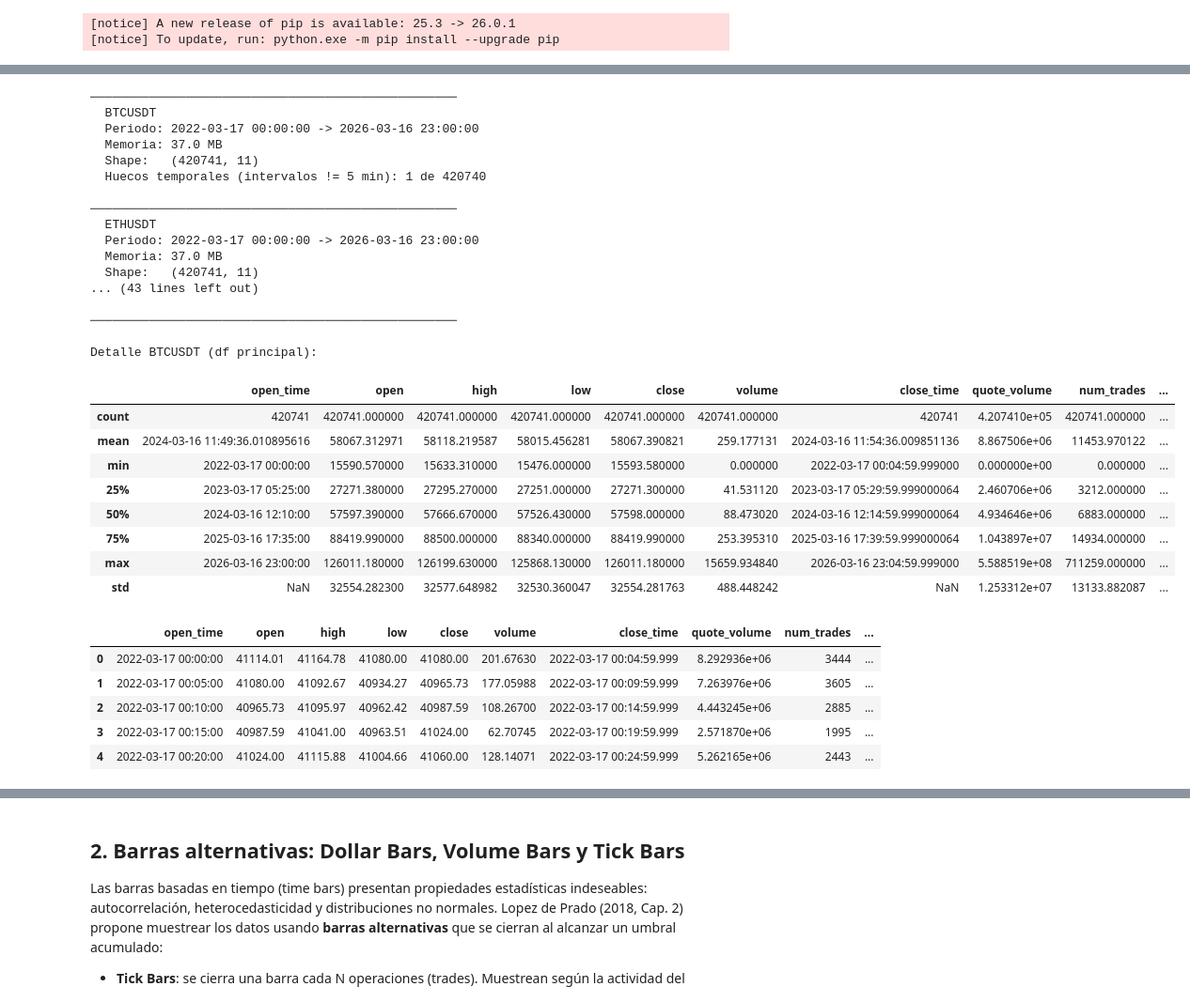
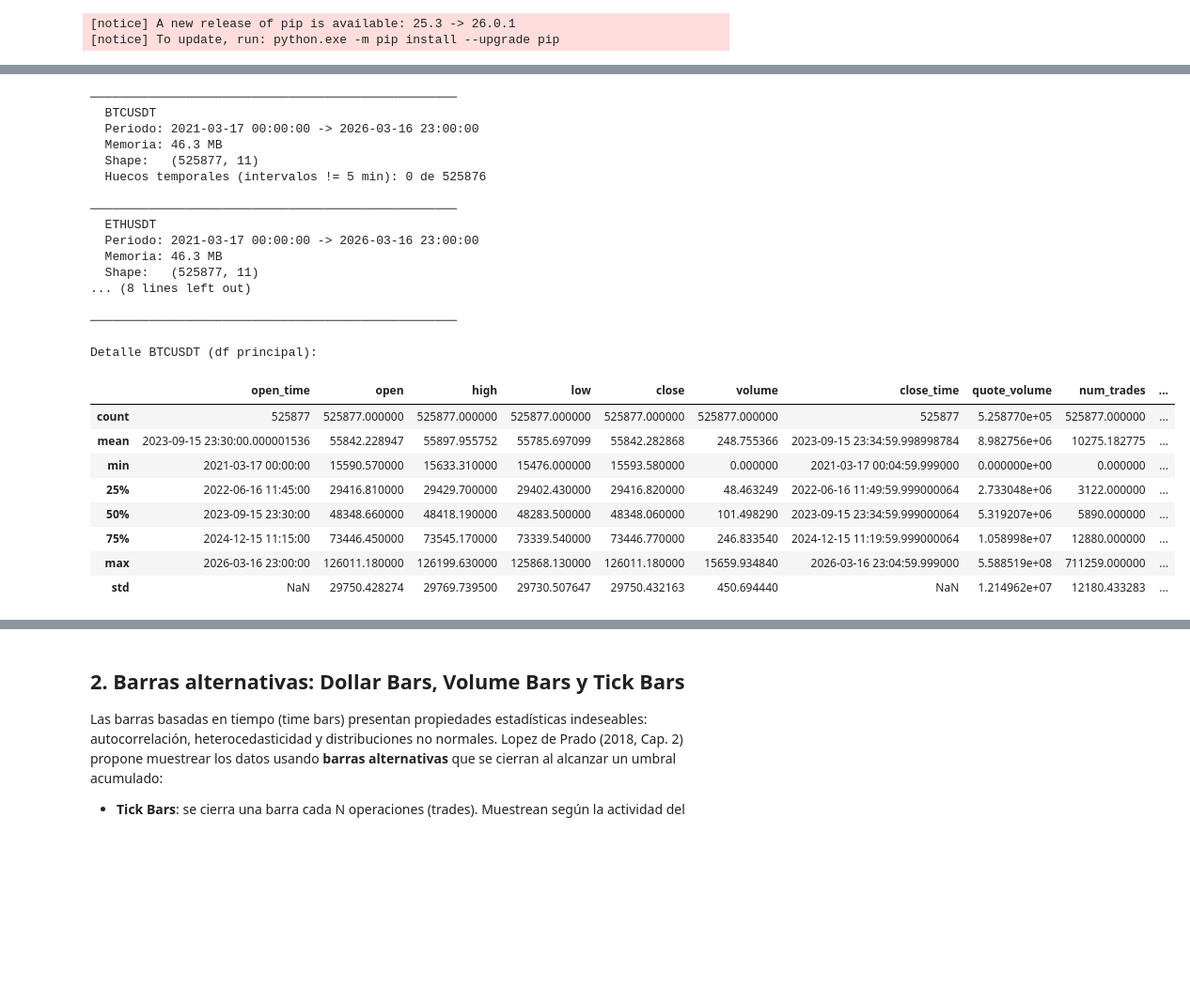
Before and after one commit to joseppsr/Preprocesado_de_datos_financieros_para_ML, a Jupyter notebook: Tarea_preprocesado_datos.ipynb, the cells around one changed output, grey strips where cells are left out. Shown at 94% size. Drawn from its saved outputs; the diff is of its cells as text; code cells hidden in the pictures; blank space fills up the shorter version.

```diff
--- a/Tarea_preprocesado_datos.ipynb
+++ b/Tarea_preprocesado_datos.ipynb
@@ -44,17 +41,12 @@ SYMBOLS = [
     "BTCUSDT",   # Bitcoin
     "ETHUSDT",   # Ethereum
     "DOGEUSDT",  # Dogecoin
-    "SOLUSDT",   # Solana
-    "ADAUSDT",   # Cardano
-    "XRPUSDT",   # Ripple
-    "BNBUSDT",   # Binance Coin
-    "AVAXUSDT",  # Avalanche
 ]
 
 INTERVAL = "5m"
 BASE_URL = "https://api.binance.com/api/v3/klines"
 
-START_DATE = datetime.datetime(2022, 3, 17)
+START_DATE = datetime.datetime(2021, 3, 17)
 END_DATE = datetime.datetime(2026, 3, 17)
 START_MS = int(START_DATE.timestamp() * 1000)
 END_MS = int(END_DATE.timestamp() * 1000)
@@ -144,7 +131,7 @@ numeric_cols = ["open", "high", "low", "close", "volume",
 dfs = {}  # diccionario {symbol: DataFrame}
 
 for symbol in SYMBOLS:
-    csv_path = DATA_DIR / f"{symbol}_{INTERVAL}_4y.csv"
+    csv_path = DATA_DIR / f"{symbol}_{INTERVAL}_5y.csv"
 
     if csv_path.exists():
         print(f"[{symbol}] Cargando desde cache: {csv_path}")
@@ -221,0 +183,29 @@ Resumen de descarga:
+# %%
+# --- Forward-fill de huecos temporales (16 velas ausentes por mantenimiento de Binance) ---
+for sym in dfs:
+    d = dfs[sym].set_index("open_time")
+    full_idx = pd.date_range(d.index.min(), d.index.max(), freq="5min", name="open_time")
+    d = d.reindex(full_idx)
+
+    # Precios: forward-fill (último precio conocido)
+    price_cols = ["open", "high", "low", "close"]
+    d[price_cols] = d[price_cols].ffill()
+
+    # close_time: recalcular como open_time + 5min - 1ms
+    d["close_time"] = d.index + pd.Timedelta(minutes=5) - pd.Timedelta(milliseconds=1)
+
+    # Volumen y trades: 0 en velas sintéticas (no hubo actividad)
+    vol_cols = ["volume", "quote_volume", "taker_buy_base_vol", "taker_buy_quote_vol"]
+    d[vol_cols] = d[vol_cols].fillna(0.0)
+    d["num_trades"] = d["num_trades"].fillna(0).astype(int)
+
+    d = d.reset_index()
+    dfs[sym] = d
+
+df = dfs["BTCUSDT"]
+
+print(f"Forward-fill completado. Verificación de huecos restantes:")
+for sym, d in dfs.items():
+    gaps = d["open_time"].diff().dt.total_seconds().dropna()
+    n_gaps = (gaps != 300).sum()
+    print(f"  {sym:10s} -> {d.shape[0]:>10,} filas | huecos: {n_gaps}")
@@ -222,51 +217,43 @@ Resumen de descarga:
 # %%
 # --- Verificación y exploración ---
 for sym, d in dfs.items():
     print(f"\n{'─'*50}")
     print(f"  {sym}")
     print(f"  Periodo: {d['open_time'].min()} -> {d['open_time'].max()}")
     print(f"  Memoria: {d.memory_usage(deep=True).sum() / 1e6:.1f} MB")
     print(f"  Shape:   {d.shape}")
 
     deltas = d["open_time"].diff().dt.total_seconds().dropna()
     gaps = deltas[deltas != 300]
     print(f"  Huecos temporales (intervalos != 5 min): {len(gaps)} de {len(deltas)}")
 
 print(f"\n{'─'*50}")
 print("\nDetalle BTCUSDT (df principal):")
 display(df.describe())
-print()
-display(df.head())
 # %% [output]
 ──────────────────────────────────────────────────
   BTCUSDT
-  Periodo: 2022-03-17 00:00:00 -> 2026-03-16 23:00:00
-  Memoria: 37.0 MB
-  Shape:   (420741, 11)
-  Huecos temporales (intervalos != 5 min): 1 de 420740
+  Periodo: 2021-03-17 00:00:00 -> 2026-03-16 23:00:00
+  Memoria: 46.3 MB
+  Shape:   (525877, 11)
+  Huecos temporales (intervalos != 5 min): 0 de 525876
 
 ──────────────────────────────────────────────────
   ETHUSDT
-  Periodo: 2022-03-17 00:00:00 -> 2026-03-16 23:00:00
-  Memoria: 37.0 MB
-  Shape:   (420741, 11)
-... (43 lines left out)
+  Periodo: 2021-03-17 00:00:00 -> 2026-03-16 23:00:00
+  Memoria: 46.3 MB
+  Shape:   (525877, 11)
+... (8 lines left out)
 
 ──────────────────────────────────────────────────
 
 Detalle BTCUSDT (df principal):
 |  | open_time | open | high | low | close | volume | close_time | quote_volume | num_trades | ... |
-| count | 420741 | 420741.000000 | 420741.000000 | 420741.000000 | 420741.000000 | 420741.000000 | 420741 | 4.207410e+05 | 420741.000000 | ... |
-| mean | 2024-03-16 11:49:36.010895616 | 58067.312971 | 58118.219587 | 58015.456281 | 58067.390821 | 259.177131 | 2024-03-16 11:54:36.009851136 | 8.867506e+06 | 11453.970122 | ... |
-| min | 2022-03-17 00:00:00 | 15590.570000 | 15633.310000 | 15476.000000 | 15593.580000 | 0.000000 | 2022-03-17 00:04:59.999000 | 0.000000e+00 | 0.000000 | ... |
-| 25% | 2023-03-17 05:25:00 | 27271.380000 | 27295.270000 | 27251.000000 | 27271.300000 | 41.531120 | 2023-03-17 05:29:59.999000064 | 2.460706e+06 | 3212.000000 | ... |
-| 50% | 2024-03-16 12:10:00 | 57597.390000 | 57666.670000 | 57526.430000 | 57598.000000 | 88.473020 | 2024-03-16 12:14:59.999000064 | 4.934646e+06 | 6883.000000 | ... |
-| 75% | 2025-03-16 17:35:00 | 88419.990000 | 88500.000000 | 88340.000000 | 88419.990000 | 253.395310 | 2025-03-16 17:39:59.999000064 | 1.043897e+07 | 14934.000000 | ... |
+| count | 525877 | 525877.000000 | 525877.000000 | 525877.000000 | 525877.000000 | 525877.000000 | 525877 | 5.258770e+05 | 525877.000000 | ... |
+| mean | 2023-09-15 23:30:00.000001536 | 55842.228947 | 55897.955752 | 55785.697099 | 55842.282868 | 248.755366 | 2023-09-15 23:34:59.998998784 | 8.982756e+06 | 10275.182775 | ... |
+| min | 2021-03-17 00:00:00 | 15590.570000 | 15633.310000 | 15476.000000 | 15593.580000 | 0.000000 | 2021-03-17 00:04:59.999000 | 0.000000e+00 | 0.000000 | ... |
+| 25% | 2022-06-16 11:45:00 | 29416.810000 | 29429.700000 | 29402.430000 | 29416.820000 | 48.463249 | 2022-06-16 11:49:59.999000064 | 2.733048e+06 | 3122.000000 | ... |
+| 50% | 2023-09-15 23:30:00 | 48348.660000 | 48418.190000 | 48283.500000 | 48348.060000 | 101.498290 | 2023-09-15 23:34:59.999000064 | 5.319207e+06 | 5890.000000 | ... |
+| 75% | 2024-12-15 11:15:00 | 73446.450000 | 73545.170000 | 73339.540000 | 73446.770000 | 246.833540 | 2024-12-15 11:19:59.999000064 | 1.058998e+07 | 12880.000000 | ... |
 | max | 2026-03-16 23:00:00 | 126011.180000 | 126199.630000 | 125868.130000 | 126011.180000 | 15659.934840 | 2026-03-16 23:04:59.999000 | 5.588519e+08 | 711259.000000 | ... |
-| std | NaN | 32554.282300 | 32577.648982 | 32530.360047 | 32554.281763 | 488.448242 | NaN | 1.253312e+07 | 13133.882087 | ... |
+| std | NaN | 29750.428274 | 29769.739500 | 29730.507647 | 29750.432163 | 450.694440 | NaN | 1.214962e+07 | 12180.433283 | ... |
-|  | open_time | open | high | low | close | volume | close_time | quote_volume | num_trades | ... |
-| 0 | 2022-03-17 00:00:00 | 41114.01 | 41164.78 | 41080.00 | 41080.00 | 201.67630 | 2022-03-17 00:04:59.999 | 8.292936e+06 | 3444 | ... |
-| 1 | 2022-03-17 00:05:00 | 41080.00 | 41092.67 | 40934.27 | 40965.73 | 177.05988 | 2022-03-17 00:09:59.999 | 7.263976e+06 | 3605 | ... |
-| 2 | 2022-03-17 00:10:00 | 40965.73 | 41095.97 | 40962.42 | 40987.59 | 108.26700 | 2022-03-17 00:14:59.999 | 4.443245e+06 | 2885 | ... |
-| 3 | 2022-03-17 00:15:00 | 40987.59 | 41041.00 | 40963.51 | 41024.00 | 62.70745 | 2022-03-17 00:19:59.999 | 2.571870e+06 | 1995 | ... |
-| 4 | 2022-03-17 00:20:00 | 41024.00 | 41115.88 | 41004.66 | 41060.00 | 128.14071 | 2022-03-17 00:24:59.999 | 5.262165e+06 | 2443 | ... |
```
Also changed, not shown: parts of 49 cells of this notebook, 4 other files.
